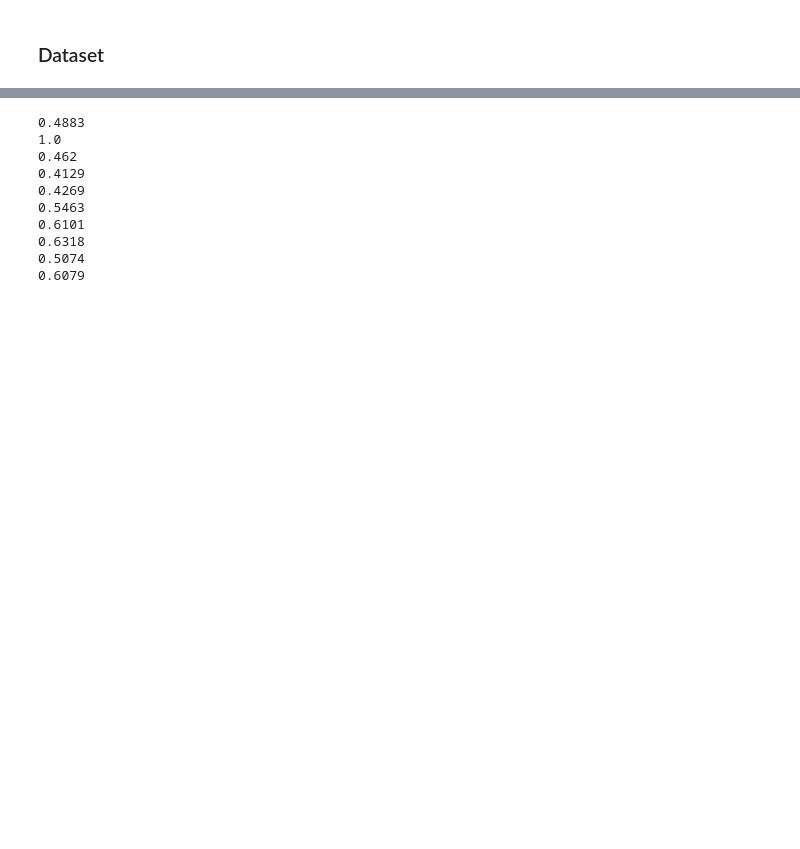
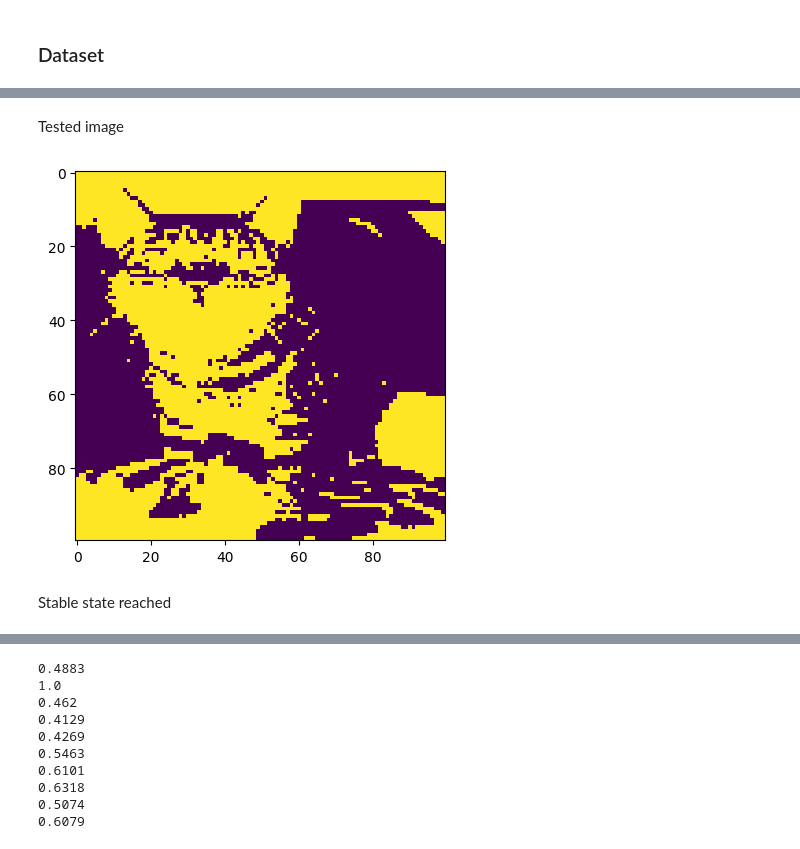
Before and after one commit to TommasoLocatelli/ml_cats_vs_dogs, a Jupyter notebook: 3.Hopfield.ipynb, the cells around one changed output, grey strips where cells are left out. Drawn from its saved outputs; the diff is of its cells as text; code cells hidden in the pictures; blank space fills up the shorter version.

```diff
--- a/3.Hopfield.ipynb
+++ b/3.Hopfield.ipynb
@@ -128,0 +127,4 @@ array([0., 1., 1., 0., 1., 0., 1., 1., 1., 1., 0., 1., 0., 1., 0., 0., 0.,
+# %%
+memories_list=images[:4]
+test_index=27
+test_image=images[test_index]
@@ -128,0 +144,9 @@ array([0., 1., 1., 0., 1., 0., 1., 1., 1., 1., 0., 1., 0., 1., 0., 0., 0.,
+# %% [markdown]
+Tested image
+# %%
+plt.imshow(test_image.reshape((100,100)))
+plt.show()
+# %% [output]
+[figure, added]
+# %% [markdown]
+Stable state reached
```
Also changed, not shown: parts of 46 cells of this notebook.
